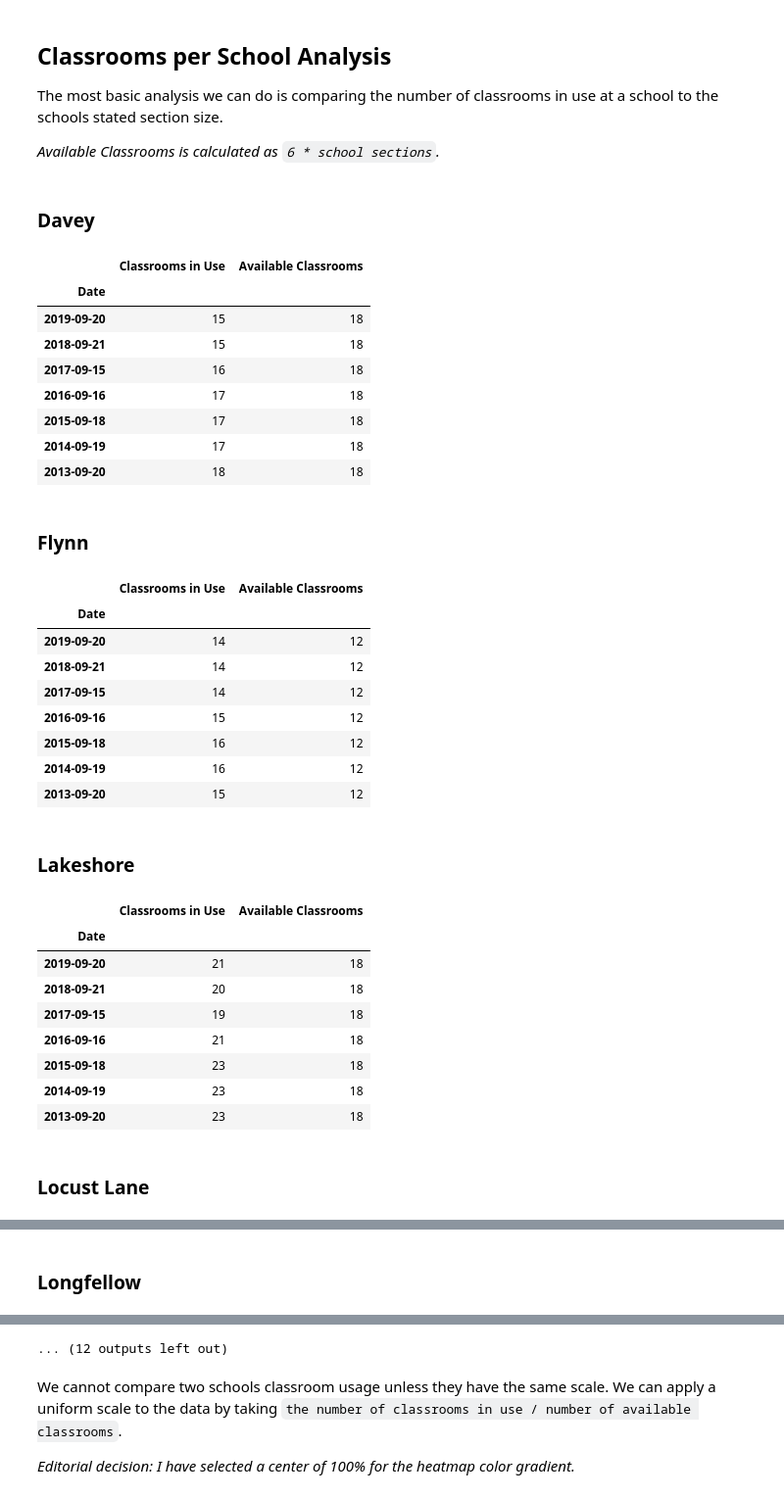
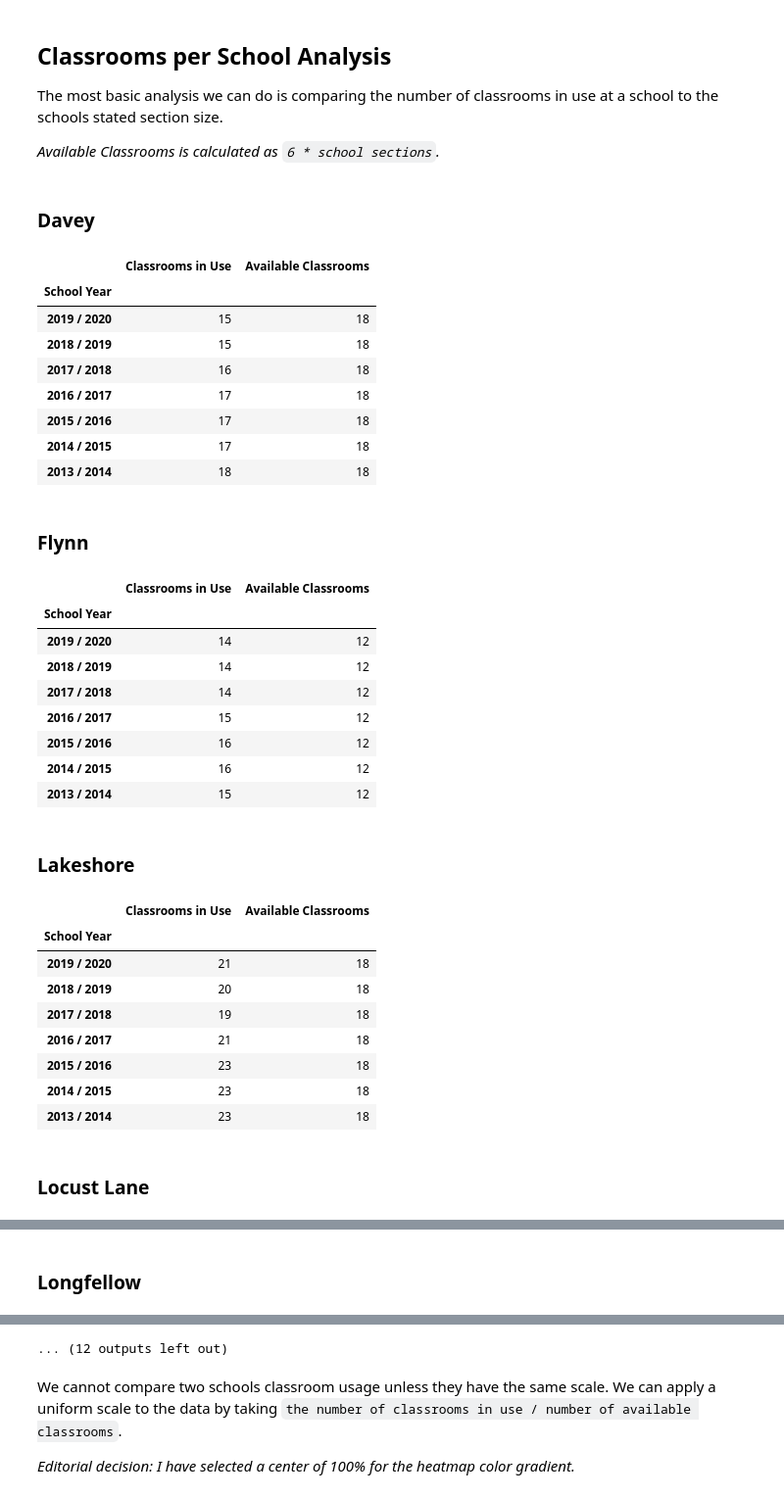
Before and after one commit to toxygene/ecasd-enrollment, a Jupyter notebook: Enrollment Data Analysis.ipynb, the cells around one changed output, grey strips where cells are left out. Shown at 98% size. Saved outputs shown, nothing was run; the diff lists cells and outputs as text; code cells hidden in the pictures.

```diff
--- a/Enrollment Data Analysis.ipynb
+++ b/Enrollment Data Analysis.ipynb
@@ -25,6 +25,10 @@ def as_percent(v, precision='0.2'):
         raise TypeError("Numeric type required")
 
 
+def as_year_interval(v):
+    return pd.DateOffset(years=v)
+
+
 register_matplotlib_converters()
 pd.options.display.max_rows = 14
 
@@ -39,8 +43,13 @@ for date, rows in get_data("Third Friday.ods").items():
 
     df = df.append(ydf)
 
+df['School Year'] = pd.Categorical(df['Date'].apply(lambda x: "{} / {}".format(x.strftime('%Y'), int(x.strftime('%Y')) + 1)), ordered=True)
 df['Grade'] = pd.Categorical(df['Grade'], ['Grade K', 'Grade 1', 'Grade 2', 'Grade 3', 'Grade 4', 'Grade 5'])
 
-display(df.set_index(['Date','School','Grade']))
+cg = df['Date'] - df['Grade'].cat.codes.apply(as_year_interval)
+cg.apply(lambda x: "{} / {}".format(x.strftime('%Y'), int(x.strftime('%Y')) + 1))
+df['Cohort Group'] = pd.Categorical(cg.apply(lambda x: "{} / {}".format(x.strftime('%Y'), int(x.strftime('%Y')) + 1)), ordered=True)
+
+display(df.set_index(['School Year','School','Grade'])[['Students']])
 # %% [output]
 |  |  |  | Students |
@@ -67,44 +72,44 @@ The most basic analysis we can do is comparing the number of classrooms in use a
 
 *Available Classrooms is calculated as `6 * school sections`.*
 # %%
-classrooms_per_school_year = df.groupby(['Date','School']).count().rename(columns={'Students':'Classrooms in Use'})
+classrooms_per_school_year = df[['School Year','School','Students']].groupby(['School Year','School']).count().rename(columns={'Students':'Classrooms in Use'})
 
 cdf = pd.DataFrame([('Davey', 18),('Flynn', 12),('Lakeshore', 18),('Locust Lane', 18),('Longfellow', 18),('Manz', 18),('Meadowview', 18),('Northwoods', 18),('Putnam Heights', 18),('Robbins', 24),('Roosevelt',12),('Sherman',24)], columns=['School','Available Classrooms'])
 classroom_utilization_per_school_year = classrooms_per_school_year.reset_index().merge(cdf)
 
 for schoolName, school_classroom_utilization_per_year in classroom_utilization_per_school_year.groupby(['School']):
     display(Markdown(f'### {schoolName}'))
-    display(school_classroom_utilization_per_year[['Date','Classrooms in Use','Available Classrooms']].set_index(['Date']).sort_values('Date', ascending=False))
+    display(school_classroom_utilization_per_year.set_index(['School Year']).sort_values('School Year', ascending=False)[['Classrooms in Use', 'Available Classrooms']])
 # %% [output]
 ### Davey
 |  | Classrooms in Use | Available Classrooms |
-| Date |  |  |
-| 2019-09-20 | 15 | 18 |
-| 2018-09-21 | 15 | 18 |
-| 2017-09-15 | 16 | 18 |
-| 2016-09-16 | 17 | 18 |
-| 2015-09-18 | 17 | 18 |
-| 2014-09-19 | 17 | 18 |
-| 2013-09-20 | 18 | 18 |
+| School Year |  |  |
+| 2019 / 2020 | 15 | 18 |
+| 2018 / 2019 | 15 | 18 |
+| 2017 / 2018 | 16 | 18 |
+| 2016 / 2017 | 17 | 18 |
+| 2015 / 2016 | 17 | 18 |
+| 2014 / 2015 | 17 | 18 |
+| 2013 / 2014 | 18 | 18 |
 ### Flynn
 |  | Classrooms in Use | Available Classrooms |
-| Date |  |  |
-| 2019-09-20 | 14 | 12 |
-| 2018-09-21 | 14 | 12 |
-| 2017-09-15 | 14 | 12 |
-| 2016-09-16 | 15 | 12 |
-| 2015-09-18 | 16 | 12 |
-| 2014-09-19 | 16 | 12 |
-| 2013-09-20 | 15 | 12 |
+| School Year |  |  |
+| 2019 / 2020 | 14 | 12 |
+| 2018 / 2019 | 14 | 12 |
+| 2017 / 2018 | 14 | 12 |
+| 2016 / 2017 | 15 | 12 |
+| 2015 / 2016 | 16 | 12 |
+| 2014 / 2015 | 16 | 12 |
+| 2013 / 2014 | 15 | 12 |
 ### Lakeshore
 |  | Classrooms in Use | Available Classrooms |
-| Date |  |  |
-| 2019-09-20 | 21 | 18 |
-| 2018-09-21 | 20 | 18 |
-| 2017-09-15 | 19 | 18 |
-| 2016-09-16 | 21 | 18 |
-| 2015-09-18 | 23 | 18 |
-| 2014-09-19 | 23 | 18 |
-| 2013-09-20 | 23 | 18 |
+| School Year |  |  |
+| 2019 / 2020 | 21 | 18 |
+| 2018 / 2019 | 20 | 18 |
+| 2017 / 2018 | 19 | 18 |
+| 2016 / 2017 | 21 | 18 |
+| 2015 / 2016 | 23 | 18 |
+| 2014 / 2015 | 23 | 18 |
+| 2013 / 2014 | 23 | 18 |
 ### Locust Lane
 |  | Classrooms in Use | Available Classrooms |
```
Also changed, not shown: parts of 6 cells of this notebook.
